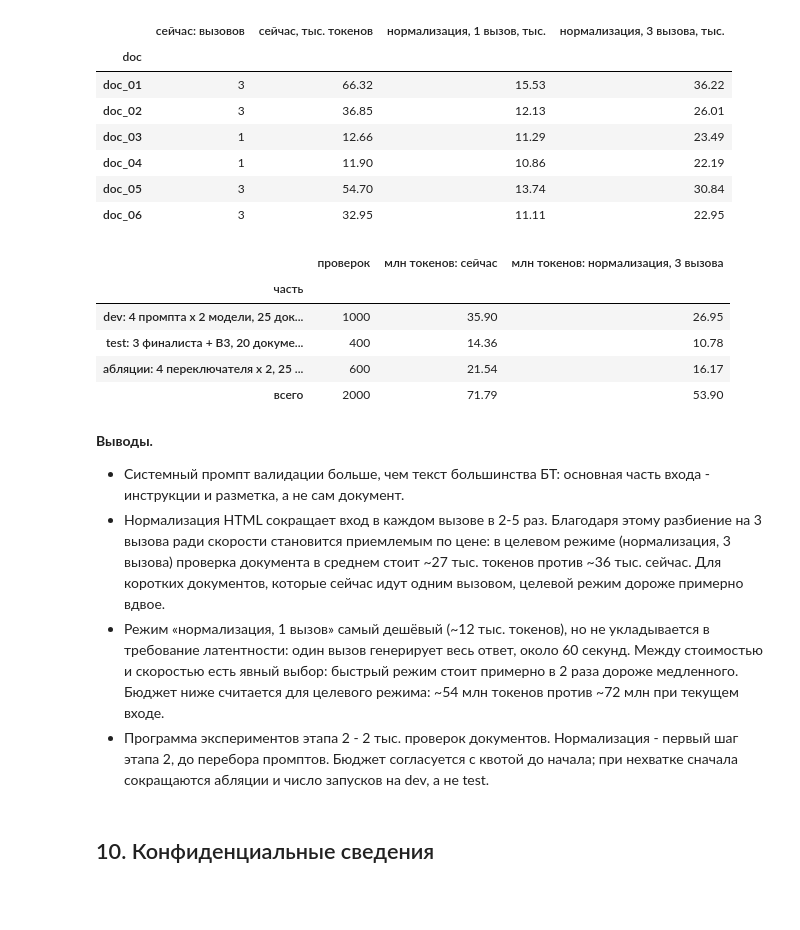
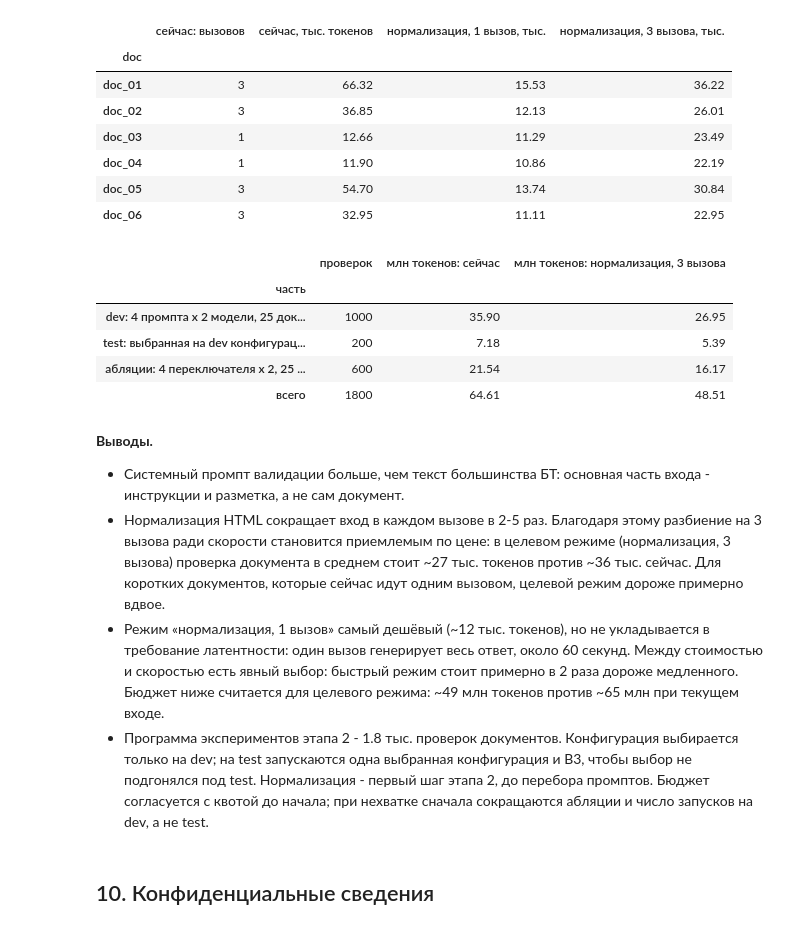
Before and after one commit to baton2809/ReqAssist2, a Jupyter notebook: notebooks/01_eda.ipynb, the cells around one changed output. Saved outputs shown, nothing was run; the diff lists cells and outputs as text; code cells hidden in the pictures; blank space fills up the shorter version.

Commit message:
docs: выбор конфигурации только на dev, на test одна конфигурация против B3

```diff
--- a/notebooks/01_eda.ipynb
+++ b/notebooks/01_eda.ipynb
@@ -540,39 +540,42 @@ budget
 # %%
 per_doc = {
     "сейчас": budget["сейчас, тыс. токенов"].mean() * 1000,
     "нормализация, 3 вызова": budget["нормализация, 3 вызова, тыс."].mean() * 1000,
 }
 plan = pd.DataFrame(
     [
         {
             "часть": "dev: 4 промпта x 2 модели, 25 документов, 5 запусков",
             "проверок": 4 * 2 * 25 * 5,
         },
-        {"часть": "test: 3 финалиста + B3, 20 документов, 5 запусков", "проверок": 4 * 20 * 5},
+        {
+            "часть": "test: выбранная на dev конфигурация и B3, 20 документов, 5 запусков",
+            "проверок": 2 * 20 * 5,
+        },
         {
             "часть": "абляции: 4 переключателя x 2, 25 документов, 3 запуска",
             "проверок": 4 * 2 * 25 * 3,
         },
     ]
 )
 for mode, tokens in per_doc.items():
     plan[f"млн токенов: {mode}"] = plan["проверок"] * tokens / 1e6
 plan.loc[len(plan)] = ["всего", plan["проверок"].sum(), *plan.iloc[:, 2:].sum()]
 plan.set_index("часть")
 # %% [output]
 |  | проверок | млн токенов: сейчас | млн токенов: нормализация, 3 вызова |
 | часть |  |  |  |
 | dev: 4 промпта x 2 модели, 25 док... | 1000 | 35.90 | 26.95 |
-| test: 3 финалиста + B3, 20 докуме... | 400 | 14.36 | 10.78 |
+| test: выбранная на dev конфигурац... | 200 | 7.18 | 5.39 |
 | абляции: 4 переключателя x 2, 25 ... | 600 | 21.54 | 16.17 |
-| всего | 2000 | 71.79 | 53.90 |
+| всего | 1800 | 64.61 | 48.51 |
 # %% [markdown]
 **Выводы.**
 
 - Системный промпт валидации больше, чем текст большинства БТ: основная часть входа - инструкции и разметка, а не сам документ.
 - Нормализация HTML сокращает вход в каждом вызове в 2-5 раз. Благодаря этому разбиение на 3 вызова ради скорости становится приемлемым по цене: в целевом режиме (нормализация, 3 вызова) проверка документа в среднем стоит ~27 тыс. токенов против ~36 тыс. сейчас. Для коротких документов, которые сейчас идут одним вызовом, целевой режим дороже примерно вдвое.
-- Режим «нормализация, 1 вызов» самый дешёвый (~12 тыс. токенов), но не укладывается в требование латентности: один вызов генерирует весь ответ, около 60 секунд. Между стоимостью и скоростью есть явный выбор: быстрый режим стоит примерно в 2 раза дороже медленного. Бюджет ниже считается для целевого режима: ~54 млн токенов против ~72 млн при текущем входе.
-- Программа экспериментов этапа 2 - 2 тыс. проверок документов. Нормализация - первый шаг этапа 2, до перебора промптов. Бюджет согласуется с квотой до начала; при нехватке сначала сокращаются абляции и число запусков на dev, а не test.
+- Режим «нормализация, 1 вызов» самый дешёвый (~12 тыс. токенов), но не укладывается в требование латентности: один вызов генерирует весь ответ, около 60 секунд. Между стоимостью и скоростью есть явный выбор: быстрый режим стоит примерно в 2 раза дороже медленного. Бюджет ниже считается для целевого режима: ~49 млн токенов против ~65 млн при текущем входе.
+- Программа экспериментов этапа 2 - 1.8 тыс. проверок документов. Конфигурация выбирается только на dev; на test запускаются одна выбранная конфигурация и B3, чтобы выбор не подгонялся под test. Нормализация - первый шаг этапа 2, до перебора промптов. Бюджет согласуется с квотой до начала; при нехватке сначала сокращаются абляции и число запусков на dev, а не test.
 # %% [markdown]
 ## 10. Конфиденциальные сведения
 # %%
```
Also changed, not shown: 2 other files.
